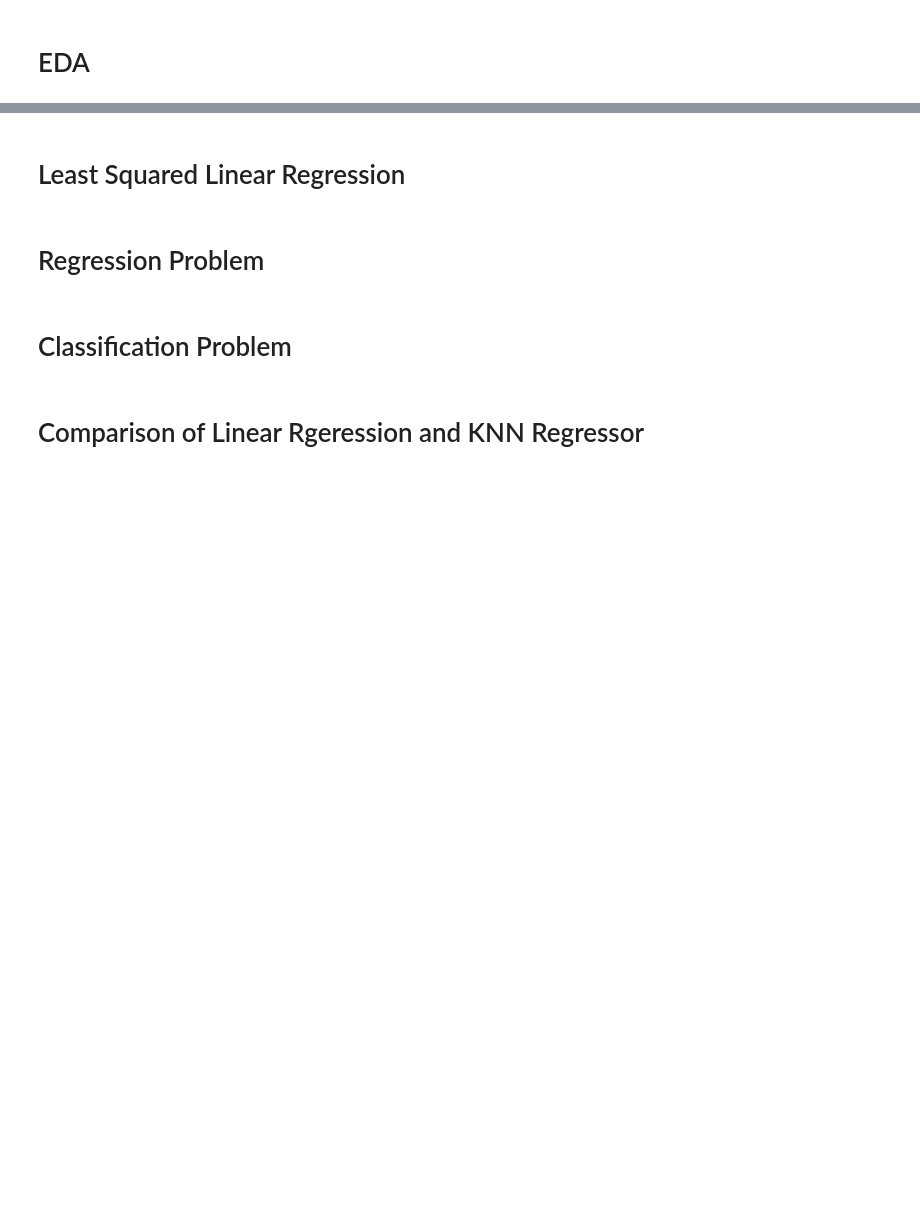
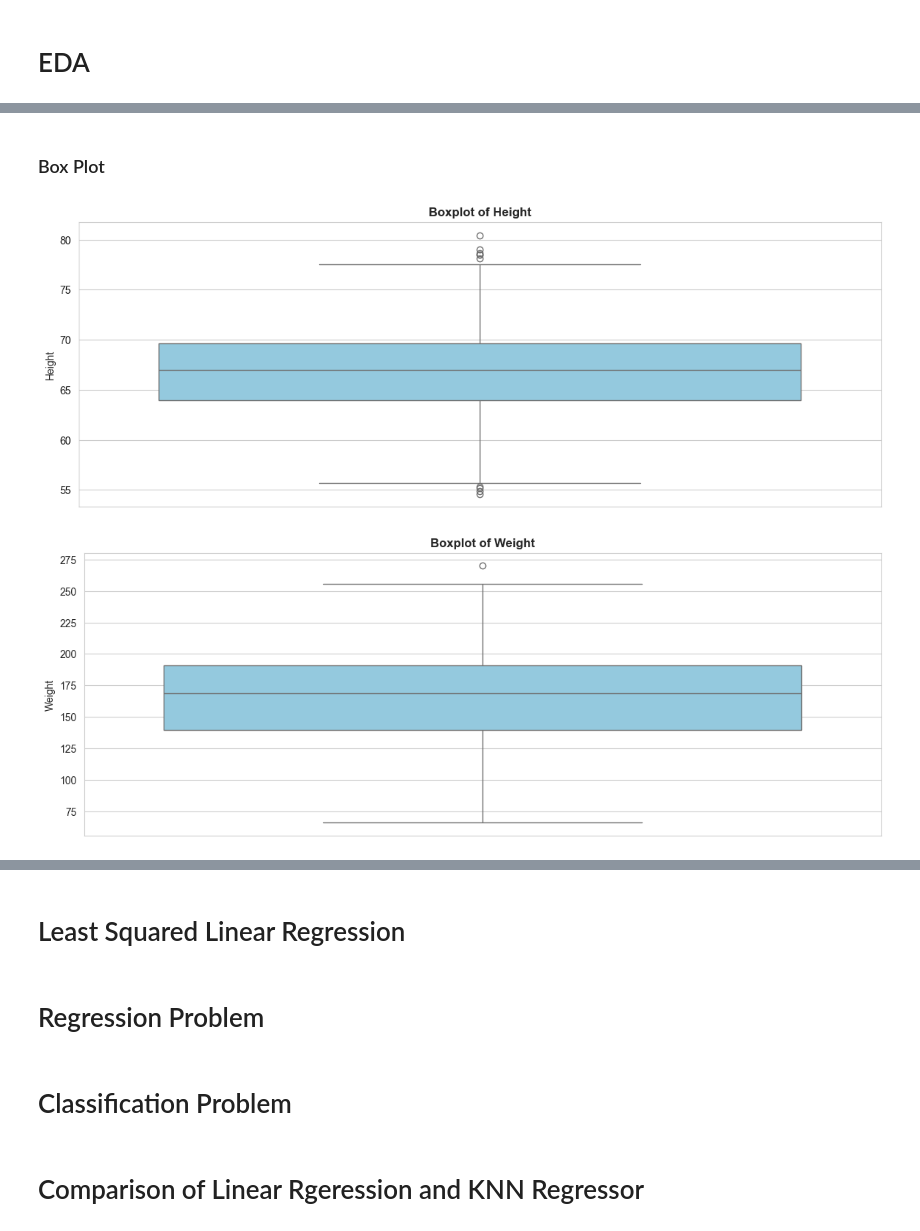
Before and after one commit to mohammadkhorshed/DS-ML-Assignments, a Jupyter notebook: assignment_05.ipynb, the cells around one changed output, grey strips where cells are left out. Cells and saved outputs as stored; diff of their text form; code cells hidden in the pictures; blank space fills up the shorter version.

```diff
--- a/assignment_05.ipynb
+++ b/assignment_05.ipynb
@@ -47,0 +180,13 @@ df.tail()
+# %% [markdown]
+### Box Plot
+# %%
+# Box plot
+
+for col in num_cols:
+    plt.figure(figsize=(14,5))
+    sns.boxplot(data=df, y=col, color='skyblue')
+    plt.title(f'Boxplot of {col}', fontsize=12, fontweight='bold')
+    plt.show()
+# %% [output]
+[figure, added]
+[figure, added]
```
Also changed, not shown: parts of 25 cells of this notebook.
